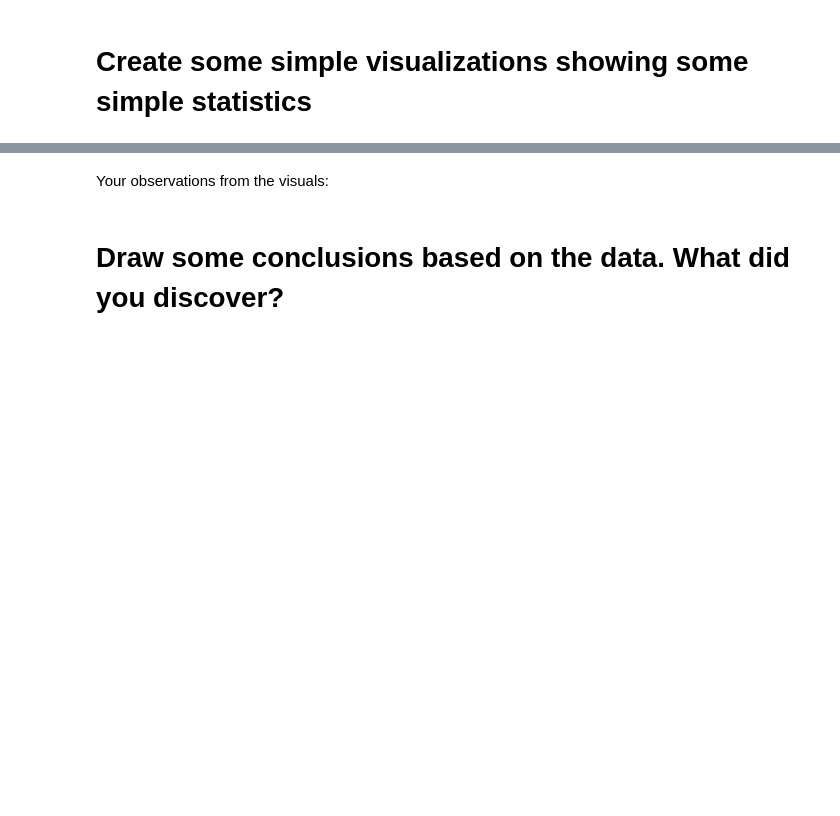
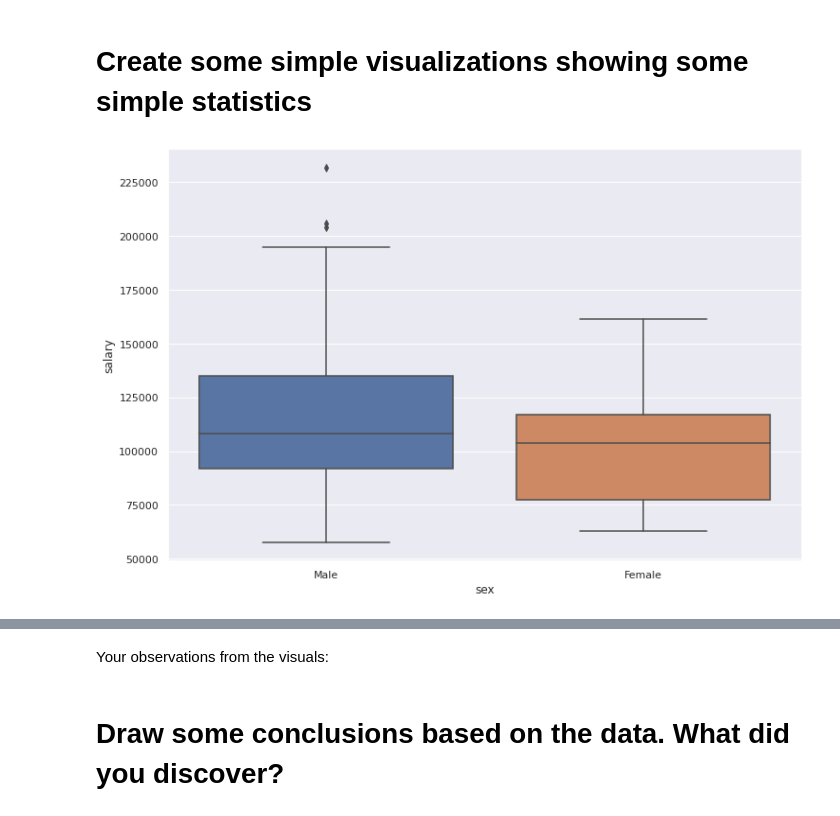
Before and after one commit to Avianou48/Studies, a Jupyter notebook: Python/Advanced_Python/Python_Advanced_Pandas_DataWrangling_Assignment.ipynb, the cells around one changed output, grey strips where cells are left out. Drawn from its saved outputs; the diff is of its cells as text; code cells hidden in the pictures; blank space fills up the shorter version.

```diff
--- a/Python/Advanced_Python/Python_Advanced_Pandas_DataWrangling_Assignment.ipynb
+++ b/Python/Advanced_Python/Python_Advanced_Pandas_DataWrangling_Assignment.ipynb
@@ -84,0 +256,5 @@ Your Findings here...
+# %%
+sns.boxplot(x='sex', y='salary', data = df)
+plt.show()
+# %% [output]
+[figure, added]
```
Also changed, not shown: parts of 32 cells of this notebook.
